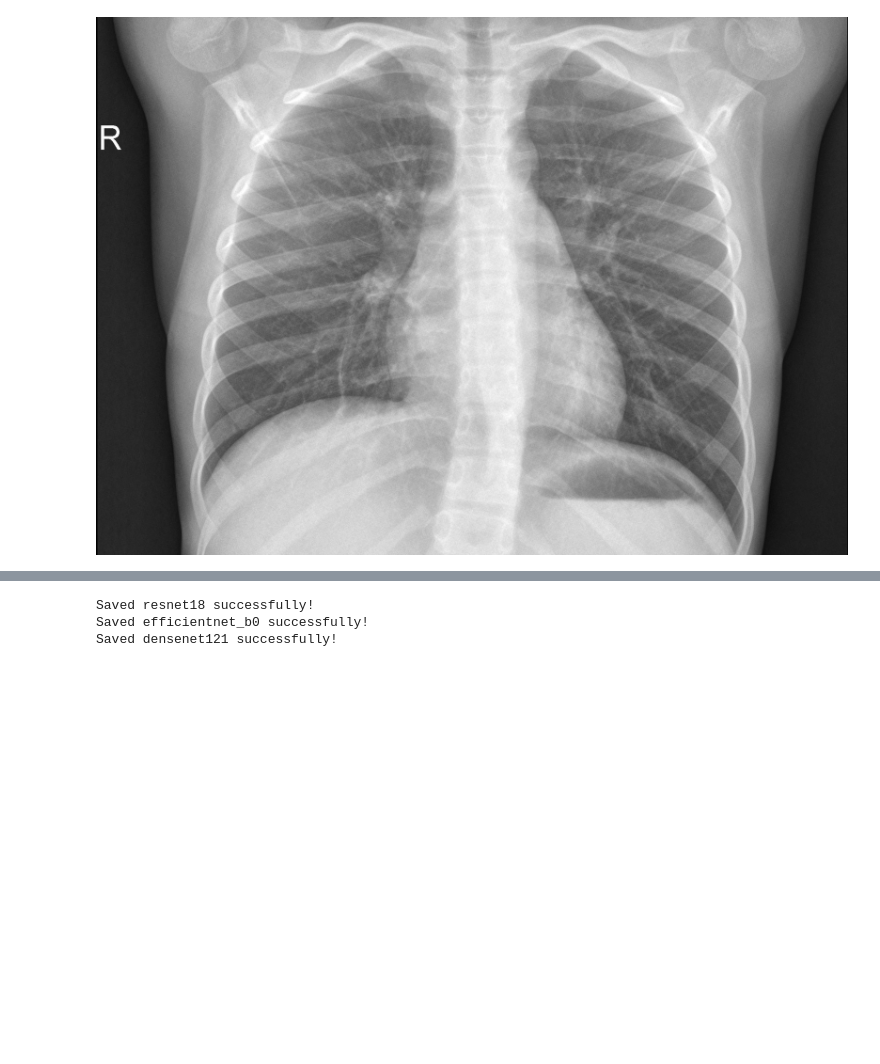
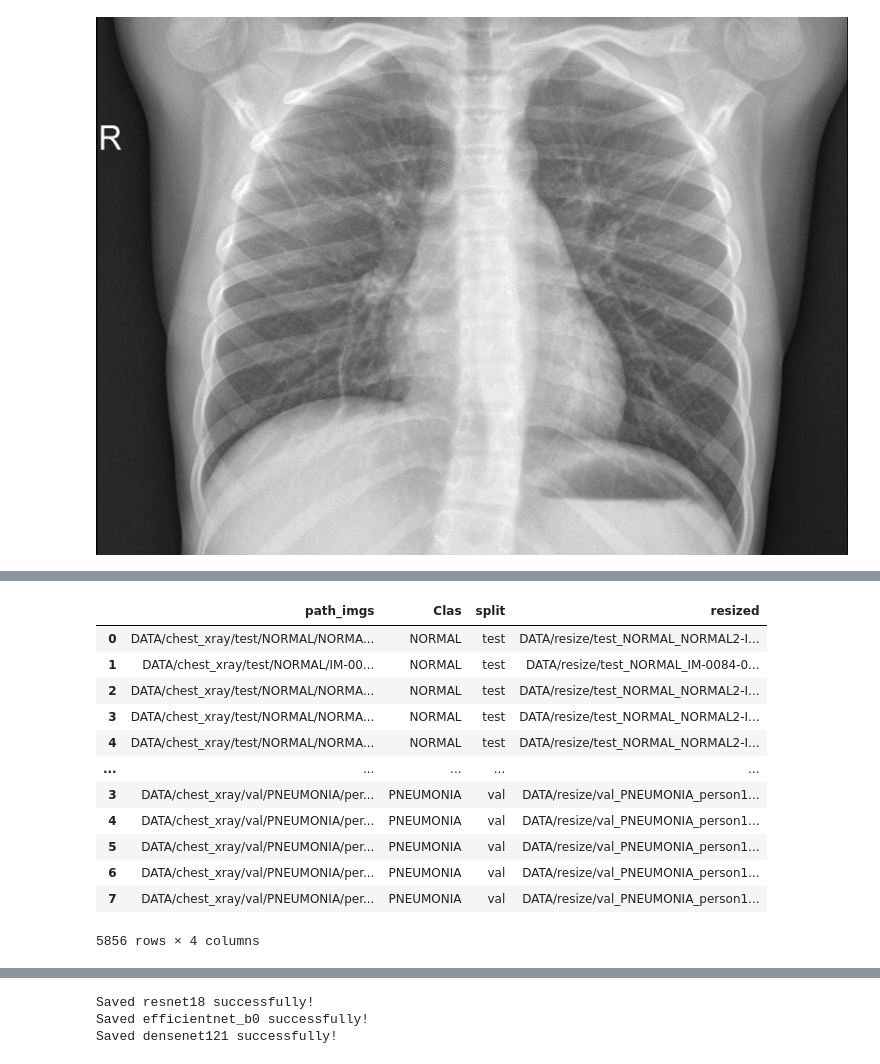
Before and after one commit to MOHAMEDAYMANAHMAD/X-Ray-Pneumonia-Classifier, a Jupyter notebook: train.ipynb, the cells around one changed output, grey strips where cells are left out. Drawn from its saved outputs; the diff is of its cells as text; code cells hidden in the pictures; blank space fills up the shorter version.

```diff
--- a/train.ipynb
+++ b/train.ipynb
@@ -75,7 +78,7 @@ for i,row in tqdm( Data.iterrows() ,total = Data.shape[0]):
 
 
     final_img_name = img_split + "_" + img_clas + "_"+img_name
-    final_img_path = "resize/" + final_img_name
+    final_img_path = "DATA/resize/" + final_img_name
 
 
     resized_imgs.save(final_img_path)
@@ -113,0 +91,16 @@ class XRayDataset(Dataset):
+# %%
+Data
+# %% [output]
+|  | path_imgs | Clas | split | resized |
+| 0 | DATA/chest_xray/test/NORMAL/NORMA... | NORMAL | test | DATA/resize/test_NORMAL_NORMAL2-I... |
+| 1 | DATA/chest_xray/test/NORMAL/IM-00... | NORMAL | test | DATA/resize/test_NORMAL_IM-0084-0... |
+| 2 | DATA/chest_xray/test/NORMAL/NORMA... | NORMAL | test | DATA/resize/test_NORMAL_NORMAL2-I... |
+| 3 | DATA/chest_xray/test/NORMAL/NORMA... | NORMAL | test | DATA/resize/test_NORMAL_NORMAL2-I... |
+| 4 | DATA/chest_xray/test/NORMAL/NORMA... | NORMAL | test | DATA/resize/test_NORMAL_NORMAL2-I... |
+| ... | ... | ... | ... | ... |
+| 3 | DATA/chest_xray/val/PNEUMONIA/per... | PNEUMONIA | val | DATA/resize/val_PNEUMONIA_person1... |
+| 4 | DATA/chest_xray/val/PNEUMONIA/per... | PNEUMONIA | val | DATA/resize/val_PNEUMONIA_person1... |
+| 5 | DATA/chest_xray/val/PNEUMONIA/per... | PNEUMONIA | val | DATA/resize/val_PNEUMONIA_person1... |
+| 6 | DATA/chest_xray/val/PNEUMONIA/per... | PNEUMONIA | val | DATA/resize/val_PNEUMONIA_person1... |
+| 7 | DATA/chest_xray/val/PNEUMONIA/per... | PNEUMONIA | val | DATA/resize/val_PNEUMONIA_person1... |
+5856 rows × 4 columns
```
Also changed, not shown: parts of 27 cells of this notebook, 4 other files.
